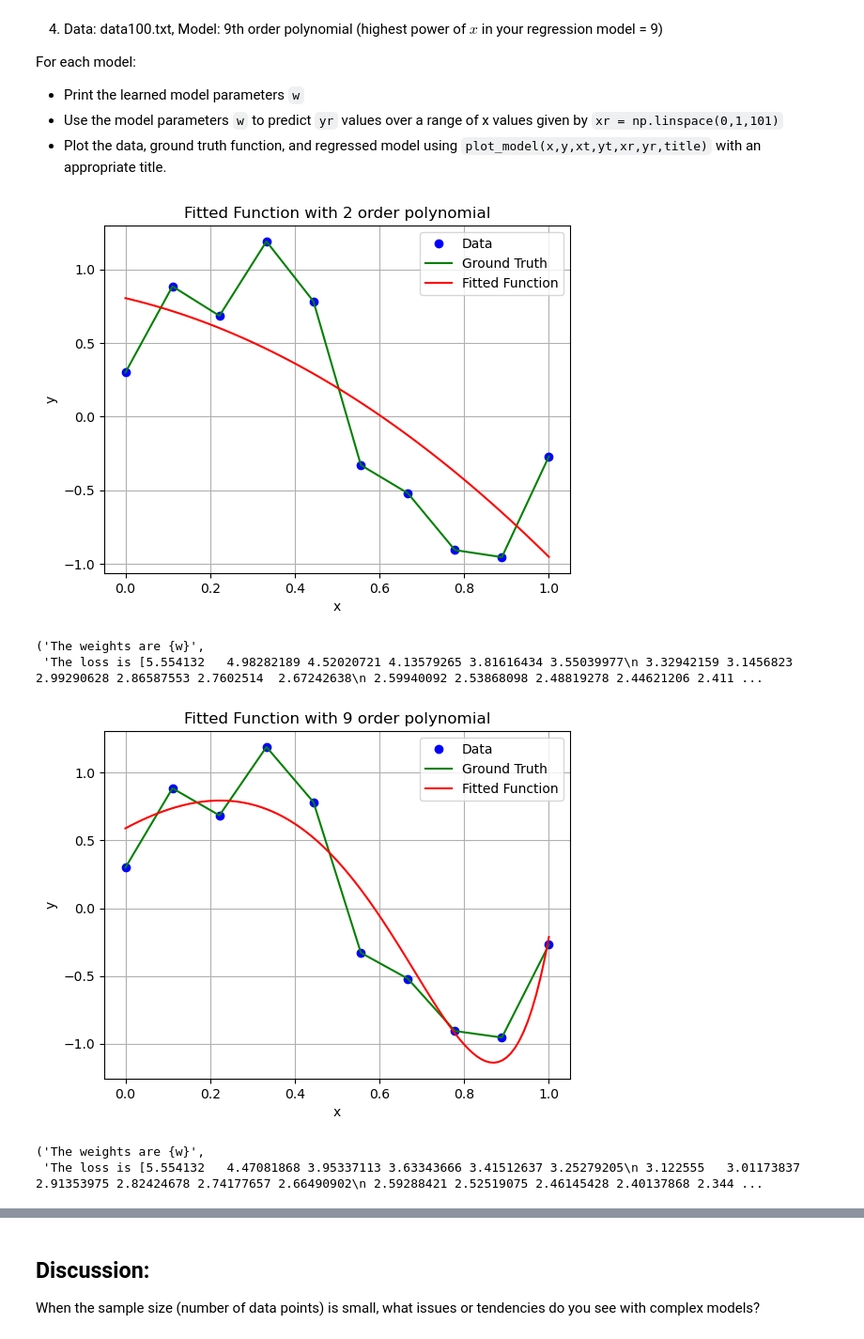
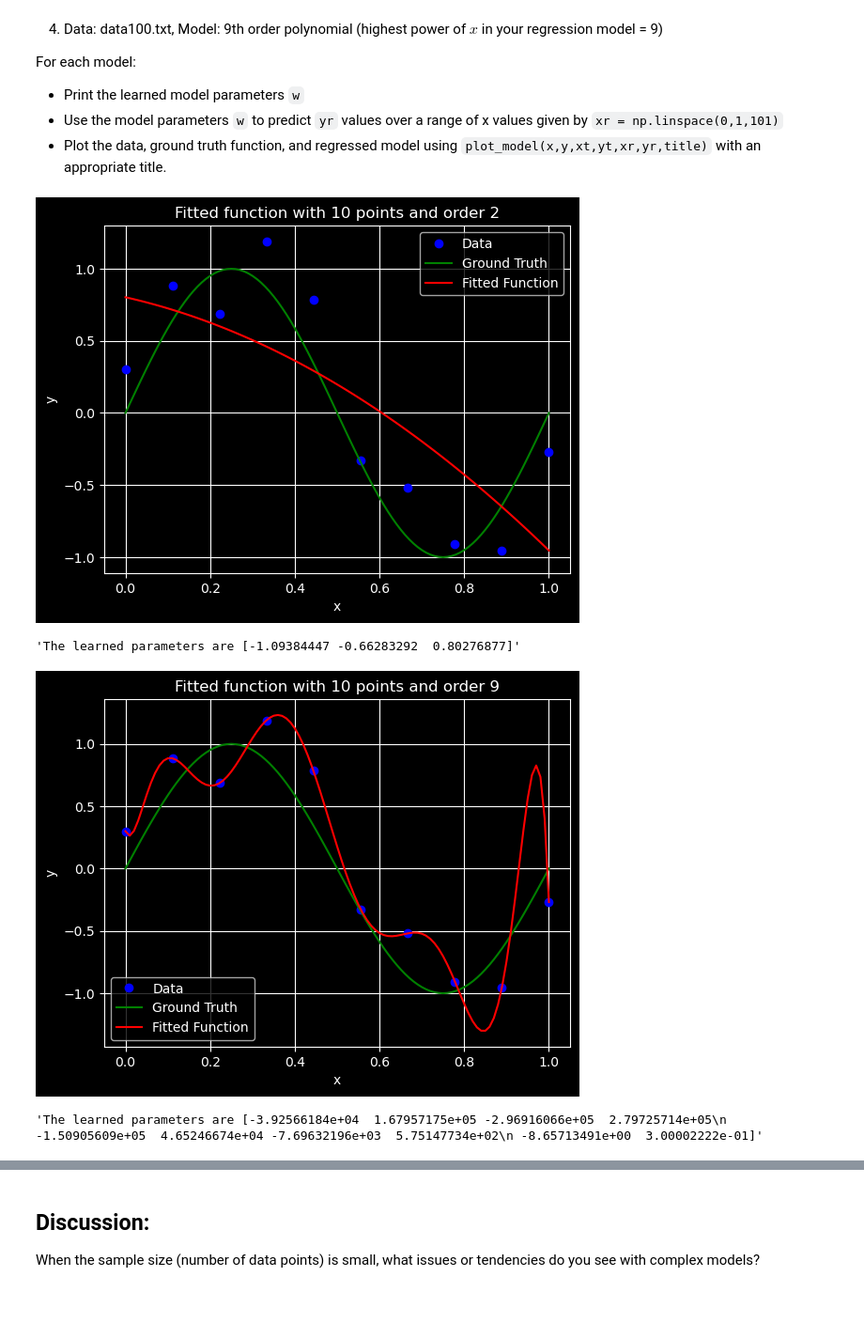
Before and after one commit to DylanLIiii/CMU24787_AIandML4Engineers, a Jupyter notebook: Week2/hw2/hw2_p7.ipynb, the cells around one changed output, grey strips where cells are left out. Shown at 94% size. Saved outputs shown, nothing was run; the diff lists cells and outputs as text; code cells hidden in the pictures; blank space fills up the shorter version.

```diff
--- a/Week2/hw2/hw2_p7.ipynb
+++ b/Week2/hw2/hw2_p7.ipynb
@@ -143,13 +104,37 @@ def n_order_regression(x, y, eta, order, epochs):
+# %%
+# YOUR CODE GOES HERE
+# 10 points
+def n_order_regression(x, y, order, regulization=False, lamda=0.01):
+    # x: input
+    # y: output
+    # order: order of polynomial
+    # regulization: True or False
+    # lamda: lamda value
+    # return: fitted function
+    # X = np.zeros((len(x), order+1))
+    # for i in range(order+1):
+    #     X[:,i] = x**i
+    X = np.vander(x, order+1)
+    y = y.reshape(-1,1)
+    xr = np.linspace(0,1,101)
+    Xr = np.vander(xr, order+1)
+    point_number = len(x)
+    if regulization:
+        # YOUR CODE GOES HERE
+        w = np.linalg.inv(X.T.dot(X)+lamda*np.eye(order+1)).dot(X.T).dot(y)
+    else:
+        w = np.linalg.inv(X.T.dot(X)).dot(X.T).dot(y)
+    y_pred = Xr.dot(w)
+    plot_model(x.flatten(),y,xt,yt.flatten(),xr,y_pred,title = 'Fitted function with {} points and order {}'.format(point_number,order))
+    return f'The learned parameters are {w.flatten()}'
 # %%
-n_order_regression(x10, y10, 0.03, 2, 1000)
+n_order_regression(x10, y10, 2)
 # %% [output]
-[figure, old version]
+[figure, new version]
-('The weights are {w}',
- 'The loss is [5.554132   4.98282189 4.52020721 4.13579265 3.81616434 3.55039977\n 3.32942159 3.1456823  2.99290628 2.86587553 2.7602514  2.67242638\n 2.59940092 2.53868098 2.48819278 2.44621206 2.411 ...
+'The learned parameters are [-1.09384447 -0.66283292  0.80276877]'
 # %%
-n_order_regression(x10, y10, 0.03, 9, 1000)
+n_order_regression(x10, y10, 9)
 # %% [output]
-[figure, old version]
+[figure, new version]
-('The weights are {w}',
- 'The loss is [5.554132   4.47081868 3.95337113 3.63343666 3.41512637 3.25279205\n 3.122555   3.01173837 2.91353975 2.82424678 2.74177657 2.66490902\n 2.59288421 2.52519075 2.46145428 2.40137868 2.344 ...
+'The learned parameters are [-3.92566184e+04  1.67957175e+05 -2.96916066e+05  2.79725714e+05\n -1.50905609e+05  4.65246674e+04 -7.69632196e+03  5.75147734e+02\n -8.65713491e+00  3.00002222e-01]'
 # %%
```
Also changed, not shown: parts of 19 cells of this notebook, 4 other files.
